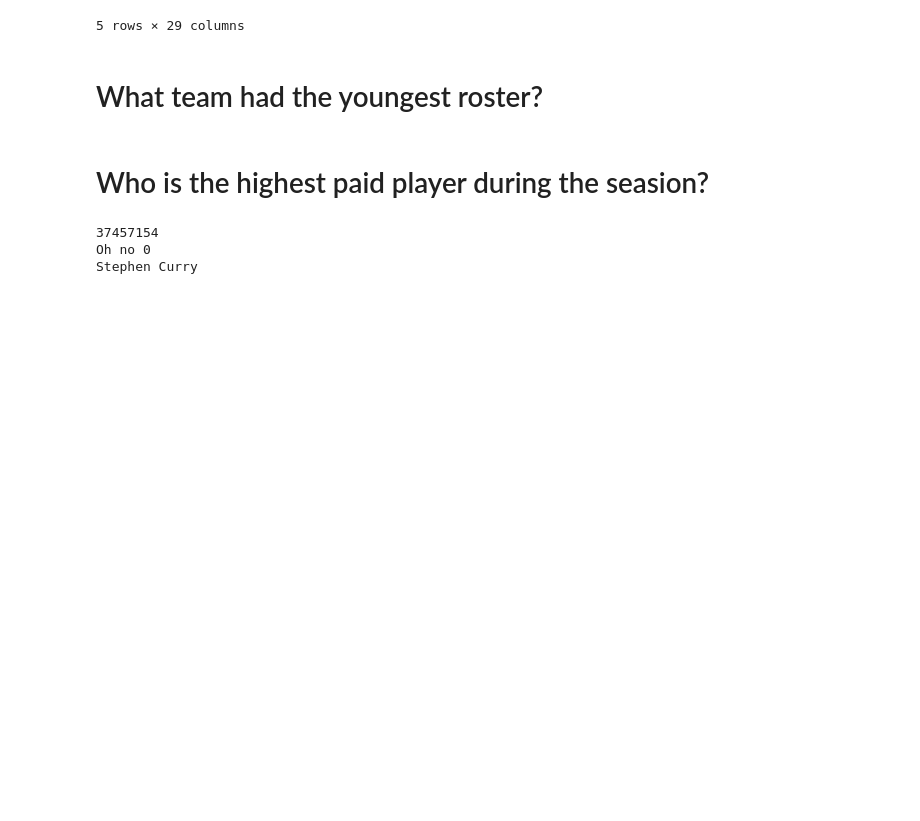
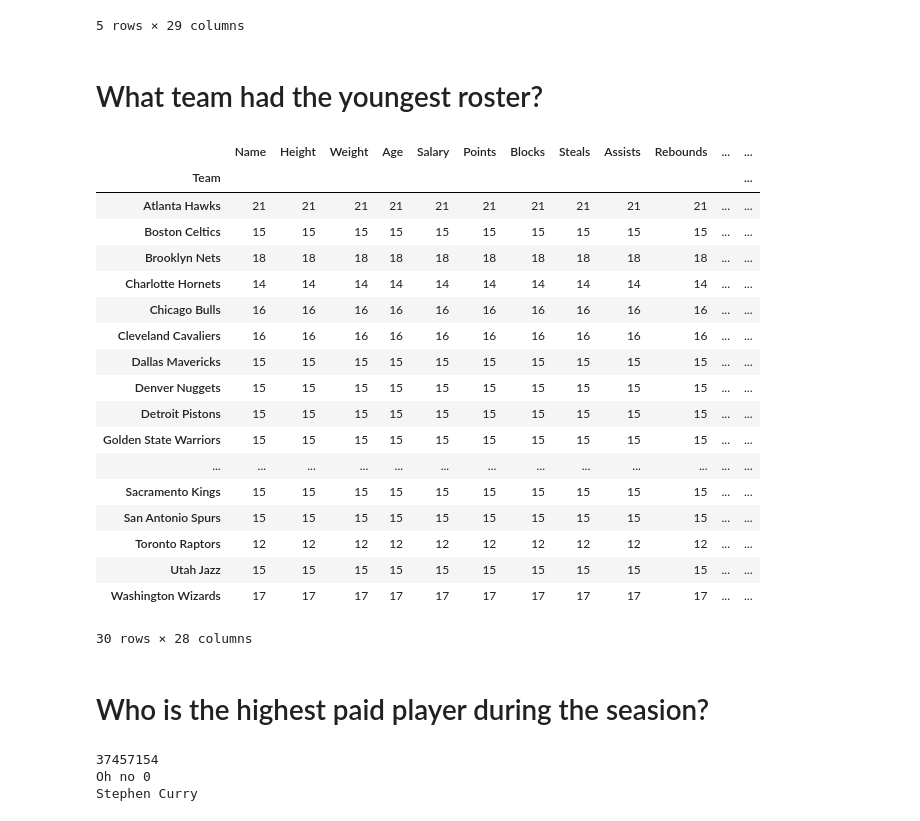
Before and after one commit to bordedelcielo/nba-data-pandas, a Jupyter notebook: NBA Regular Season 2018-19 Data Challenge.ipynb, the cells around one changed output. Saved outputs shown, nothing was run; the diff lists cells and outputs as text; code cells hidden in the pictures; blank space fills up the shorter version.

Commit message:
adding groupby()

```diff
--- a/NBA Regular Season 2018-19 Data Challenge.ipynb
+++ b/NBA Regular Season 2018-19 Data Challenge.ipynb
@@ -130,6 +130,28 @@ nba_data.nlargest(5, 'Points / PER')
 # What team had the youngest roster?
 # %%
 # group by team
+
+nba_data.groupby(['Team']).count()
+# %% [output]
+|  | Name | Height | Weight | Age | Salary | Points | Blocks | Steals | Assists | Rebounds | ... | ... |
+| Team |  |  |  |  |  |  |  |  |  |  |  | ... |
+| Atlanta Hawks | 21 | 21 | 21 | 21 | 21 | 21 | 21 | 21 | 21 | 21 | ... | ... |
+| Boston Celtics | 15 | 15 | 15 | 15 | 15 | 15 | 15 | 15 | 15 | 15 | ... | ... |
+| Brooklyn Nets | 18 | 18 | 18 | 18 | 18 | 18 | 18 | 18 | 18 | 18 | ... | ... |
+| Charlotte Hornets | 14 | 14 | 14 | 14 | 14 | 14 | 14 | 14 | 14 | 14 | ... | ... |
+| Chicago Bulls | 16 | 16 | 16 | 16 | 16 | 16 | 16 | 16 | 16 | 16 | ... | ... |
+| Cleveland Cavaliers | 16 | 16 | 16 | 16 | 16 | 16 | 16 | 16 | 16 | 16 | ... | ... |
+| Dallas Mavericks | 15 | 15 | 15 | 15 | 15 | 15 | 15 | 15 | 15 | 15 | ... | ... |
+| Denver Nuggets | 15 | 15 | 15 | 15 | 15 | 15 | 15 | 15 | 15 | 15 | ... | ... |
+| Detroit Pistons | 15 | 15 | 15 | 15 | 15 | 15 | 15 | 15 | 15 | 15 | ... | ... |
+| Golden State Warriors | 15 | 15 | 15 | 15 | 15 | 15 | 15 | 15 | 15 | 15 | ... | ... |
+| ... | ... | ... | ... | ... | ... | ... | ... | ... | ... | ... | ... | ... |
+| Sacramento Kings | 15 | 15 | 15 | 15 | 15 | 15 | 15 | 15 | 15 | 15 | ... | ... |
+| San Antonio Spurs | 15 | 15 | 15 | 15 | 15 | 15 | 15 | 15 | 15 | 15 | ... | ... |
+| Toronto Raptors | 12 | 12 | 12 | 12 | 12 | 12 | 12 | 12 | 12 | 12 | ... | ... |
+| Utah Jazz | 15 | 15 | 15 | 15 | 15 | 15 | 15 | 15 | 15 | 15 | ... | ... |
+| Washington Wizards | 17 | 17 | 17 | 17 | 17 | 17 | 17 | 17 | 17 | 17 | ... | ... |
+30 rows × 28 columns
 # %% [markdown]
 # Who is the highest paid player during the seasion?
 # %%
```
